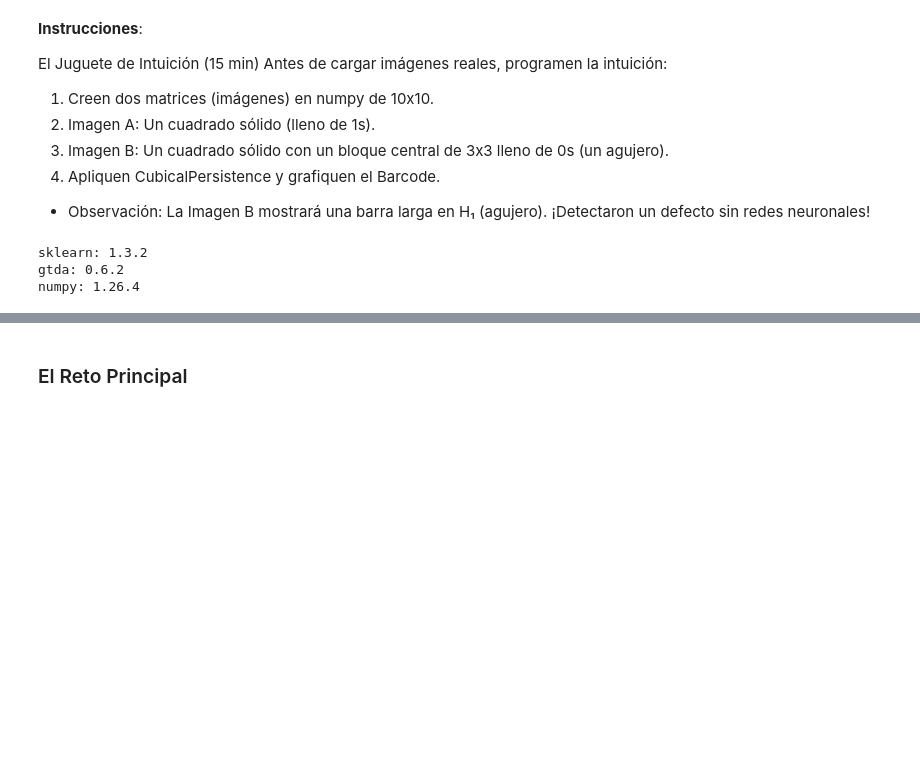
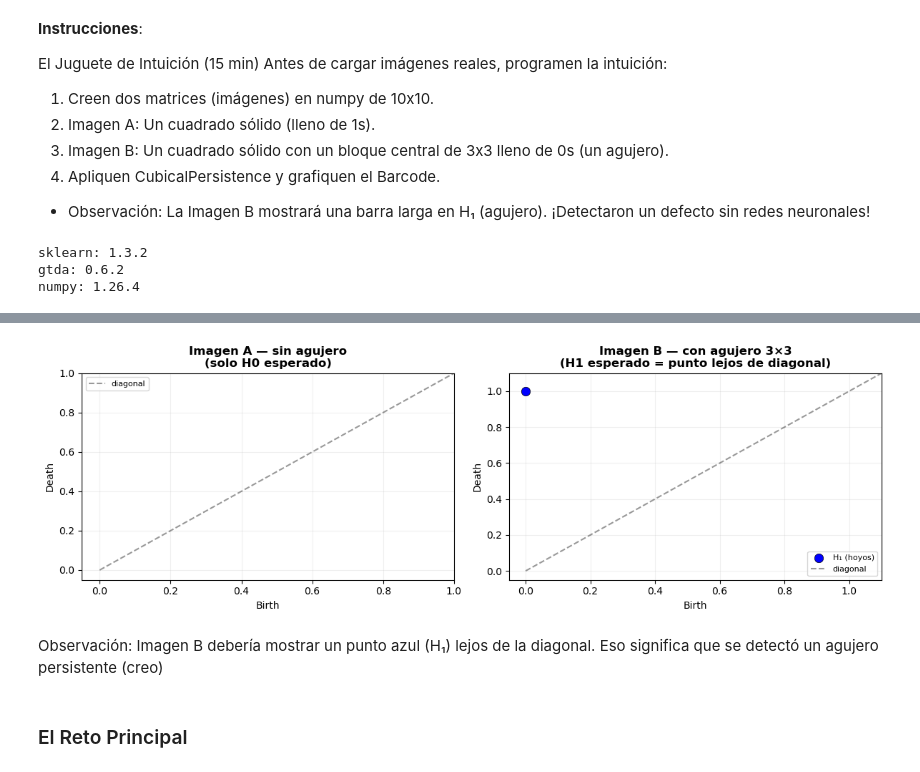
Before and after one commit to steffanylars/MA2007B_Topologia, a Jupyter notebook: MA2007B_3_PersistenciaHomologica.ipynb, the cells around one changed output, grey strips where cells are left out. Saved outputs shown, nothing was run; the diff lists cells and outputs as text; code cells hidden in the pictures; blank space fills up the shorter version.

```diff
--- a/MA2007B_3_PersistenciaHomologica.ipynb
+++ b/MA2007B_3_PersistenciaHomologica.ipynb
@@ -104,0 +63,16 @@ print(diagramas)
+# %%
+# procesamos juntas las imagenes porque es la misma función
+
+# apilamos: shape (2, 10, 10)
+# .astype(np.float32) porque np.ones() crea float64 y gtda espera float32
+stackImagenes = np.stack([1.0 - imagenA, 1.0 - imagenB]).astype(np.float32)
+
+# CubicalPersistence calcula H0 (componentes) y H1 (hoyos)
+cubPersistence = CubicalPersistence(homology_dimensions=[0, 1])
+diagramas = cubPersistence.fit_transform(stackImagenes)
+
+print("Shape diagramas:", diagramas.shape)
+print("\nImagen A (todos los puntos):")
+print(diagramas[0])
+print("\nImagen B (todos los puntos):")
+print(diagramas[1])
@@ -105,3 +89,66 @@ print(diagramas)
+# %%
+# graficamos los diagramas de persistencia (birth/death)
+# cada punto es un hoyo: lejos de la diagonal = más persistente = más real
+
+
+# --- OJOOOOO (no funciona en gtda 0.6.2 — TypeError: ax=) ---
+# fig, axes = plt.subplots(1, 2, figsize=(12, 4))
+#
+# plot_diagram(diagramas[0], ax=axes[0])
+# axes[0].set_title("Imagen A — sin agujero\n(solo H0 esperado)")
+#
+# plot_diagram(diagramas[1], ax=axes[1])
+# axes[1].set_title("Imagen B — con agujero 3×3\n(H1 esperado = punto lejos de diagonal)")
+#
+# plt.tight_layout()
+# plt.show()
+
+
+# ojo!! graficamos manualmente con matplotlib scatter
+fig, axes = plt.subplots(1, 2, figsize=(12, 4))
+
+titulos = [
+    "Imagen A — sin agujero\n(solo H0 esperado)",
+    "Imagen B — con agujero 3×3\n(H1 esperado = punto lejos de diagonal)"
+]
+
+for idx, (diagrama, titulo) in enumerate(zip(diagramas, titulos)):
+    ax = axes[idx]
+
+    for dim, color, label in [(0, 'red', 'H₀ (componentes)'), (1, 'blue', 'H₁ (hoyos)')]:
+        # filtrar por dimensión homológica (columna 2 del diagrama)
+        puntos = diagrama[diagrama[:, 2] == dim]
+        # ojo!! solo quitar puntos donde birth == death (persistencia 0 = padding/ruido)
+        # El filtro anterior quitaba (0,0) pero los puntos reales tienen birth=0, death>0
+        puntos = puntos[puntos[:, 0] != puntos[:, 1]]  # quitar birth==death
+        if len(puntos) > 0:
+            ax.scatter(puntos[:, 0], puntos[:, 1], c=color, label=label,
+                       s=80, zorder=3, edgecolors='k', linewidths=0.5)
+
+    # diagonal birth=death
+    all_vals = diagrama[:, :2].flatten()
+    all_vals = all_vals[all_vals > 0]
+    if len(all_vals) > 0:
+        lo, hi = 0, all_vals.max() * 1.1
+    else:
+        lo, hi = 0, 1
+    ax.plot([lo, hi], [lo, hi], 'k--', alpha=0.4, label='diagonal')
+    ax.set_xlim(lo - 0.05, hi)
+    ax.set_ylim(lo - 0.05, hi)
+
+    ax.set_xlabel("Birth")
+    ax.set_ylabel("Death")
+    ax.set_title(titulo, fontweight='bold')
+    ax.legend(fontsize=8)
+    ax.grid(alpha=0.2)
+
+plt.tight_layout()
+plt.show()
+# %% [output]
+[figure, added]
+# %% [markdown]
+Observación: Imagen B debería mostrar un punto azul (H₁) lejos de la diagonal.
+Eso significa que se detectó un agujero persistente (creo)
 # %% [markdown]
 ### El Reto Principal
 # %% [markdown]
```
Also changed, not shown: parts of 21 cells of this notebook, 1 other file.
